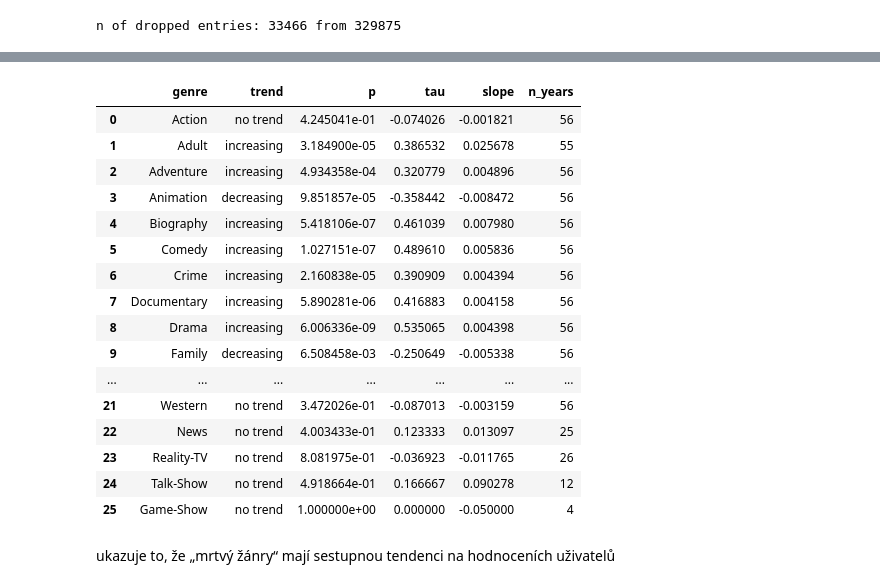
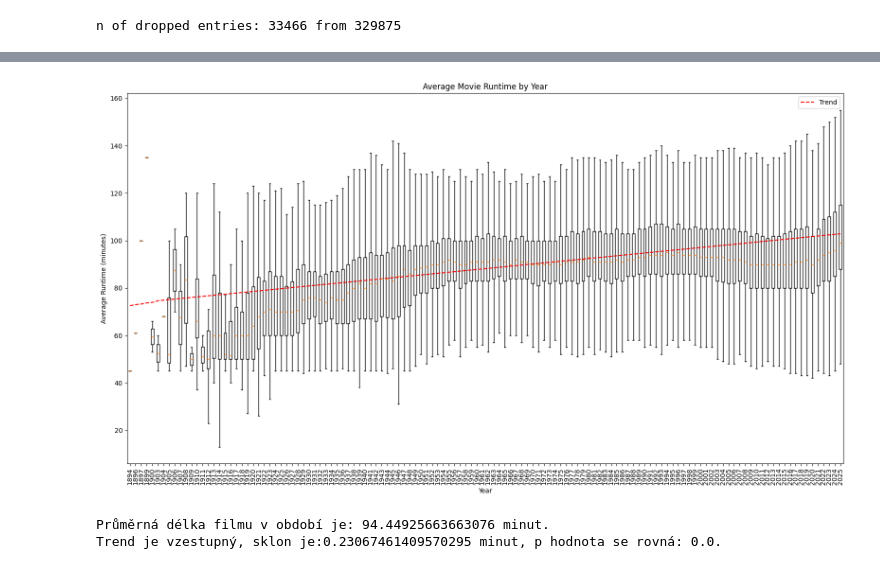
Before and after one commit to tvrzj/PRJD, a Jupyter notebook: code.ipynb, the cells around one changed output, grey strips where cells are left out. Drawn from its saved outputs; the diff is of its cells as text; code cells hidden in the pictures.

```diff
--- a/code.ipynb
+++ b/code.ipynb
@@ -98,14 +65 @@ movies_df[['startYear', 'runtimeMinutes']]
-# %%
-#set the analysed period
-def mov_period(movies_df, cutoff_year=None):
-    if cutoff_year is not None:
-        filtered = movies_df[movies_df['startYear'] >= cutoff_year]
-    else:
-        filtered = movies_df
-    list_of_lists = filtered.groupby('startYear')['runtimeMinutes'].apply(list).tolist()
-    years = sorted(filtered['startYear'].unique().tolist())
-    avg_runtimes = [np.mean(lst) for lst in list_of_lists]
-    return list_of_lists, years, avg_runtimes
-
-list_of_lists, years, avg_runtimes = mov_period(movies_df)
 # %%
@@ -289,47 +120,7 @@ genre_ratings
-# %%
-cutoff_year = 1970  # Set your desired start year
-
-# Filter by cutoff_year
-filtered_genre_ratings = genre_ratings[genre_ratings['startYear'] >= cutoff_year]
-
-genres = filtered_genre_ratings['genres_split'].unique()
-
-results = []
-
-for genre in genres:
-    genre_data = filtered_genre_ratings[filtered_genre_ratings['genres_split'] == genre].sort_values('startYear')
-    x = genre_data['averageRating'].values
-    if len(x) > 2:  # Mann-Kendall needs at least 3 points
-        test_result = mk.original_test(x)
-        results.append({
-            'genre': genre,
-            'trend': test_result.trend,
-            'p': test_result.p,
-            'tau': test_result.Tau,
-            'slope': test_result.slope,
-            'n_years': len(x)
-        })
-
-# Convert results to DataFrame for easy viewing
-mk_results_df = pd.DataFrame(results)
-mk_results_df
-# %% [output]
-|  | genre | trend | p | tau | slope | n_years |
-| 0 | Action | no trend | 4.245041e-01 | -0.074026 | -0.001821 | 56 |
-| 1 | Adult | increasing | 3.184900e-05 | 0.386532 | 0.025678 | 55 |
-| 2 | Adventure | increasing | 4.934358e-04 | 0.320779 | 0.004896 | 56 |
-| 3 | Animation | decreasing | 9.851857e-05 | -0.358442 | -0.008472 | 56 |
-| 4 | Biography | increasing | 5.418106e-07 | 0.461039 | 0.007980 | 56 |
-| 5 | Comedy | increasing | 1.027151e-07 | 0.489610 | 0.005836 | 56 |
-| 6 | Crime | increasing | 2.160838e-05 | 0.390909 | 0.004394 | 56 |
-| 7 | Documentary | increasing | 5.890281e-06 | 0.416883 | 0.004158 | 56 |
-| 8 | Drama | increasing | 6.006336e-09 | 0.535065 | 0.004398 | 56 |
-| 9 | Family | decreasing | 6.508458e-03 | -0.250649 | -0.005338 | 56 |
-| ... | ... | ... | ... | ... | ... | ... |
-| 21 | Western | no trend | 3.472026e-01 | -0.087013 | -0.003159 | 56 |
-| 22 | News | no trend | 4.003433e-01 | 0.123333 | 0.013097 | 25 |
-| 23 | Reality-TV | no trend | 8.081975e-01 | -0.036923 | -0.011765 | 26 |
-| 24 | Talk-Show | no trend | 4.918664e-01 | 0.166667 | 0.090278 | 12 |
-| 25 | Game-Show | no trend | 1.000000e+00 | 0.000000 | -0.050000 | 4 |
-# %% [markdown]
-ukazuje to, že „mrtvý žánry“ mají sestupnou tendenci na hodnoceních uživatelů
+# %%
+#using the function
+mov_period_analysis()
+# %% [output]
+[figure, added]
+Průměrná délka filmu v období je: 94.44925663663076 minut.
+Trend je vzestupný, sklon je:0.23067461409570295 minut, p hodnota se rovná: 0.0.
```
Also changed, not shown: parts of 19 cells of this notebook, 4 other files.
